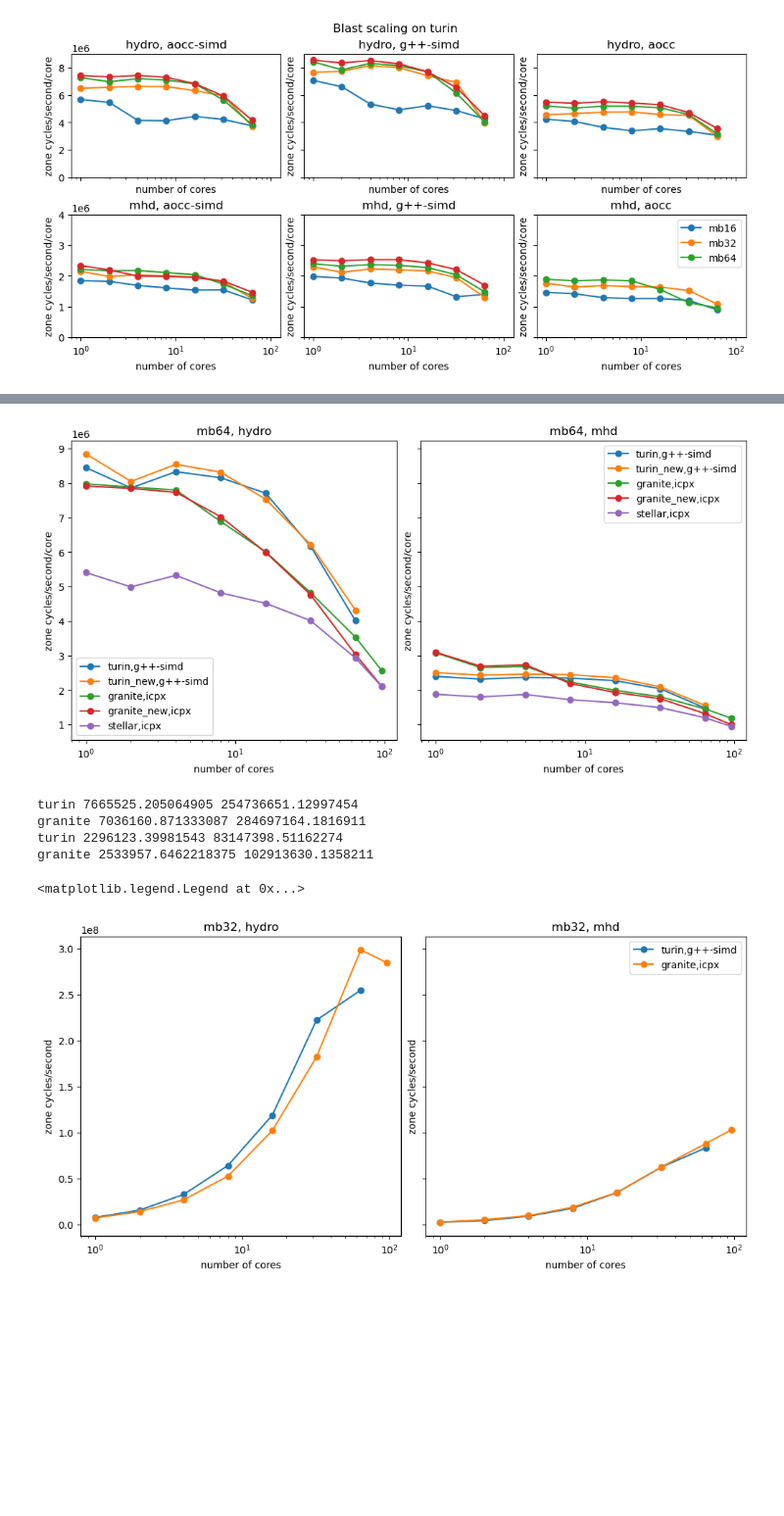
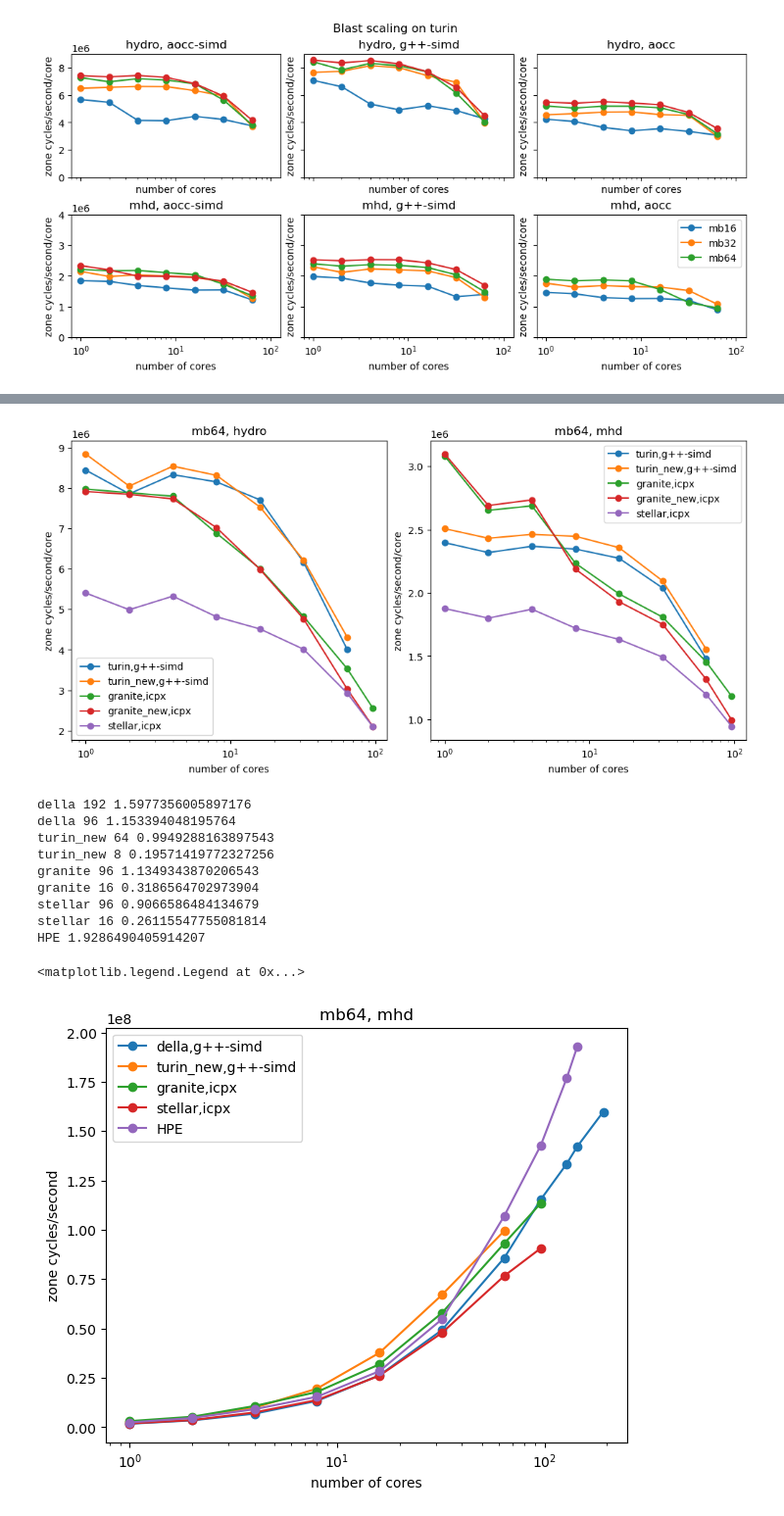
Before and after one commit to changgoo/tigris_scripts, a Jupyter notebook: benchmark/scaling.ipynb, the cells around one changed output, grey strips where cells are left out. Shown at 98% size. Saved outputs shown, nothing was run; the diff lists cells and outputs as text; code cells hidden in the pictures; blank space fills up the shorter version.

```diff
--- a/benchmark/scaling.ipynb
+++ b/benchmark/scaling.ipynb
@@ -4,7 +4,7 @@ import matplotlib.pyplot as plt
 import os
 # %%
 def get_zcs(mb="mb32",physics="hydro",CC="icpx",machine="granite"):
-    n = np.array([1, 2, 4, 8, 16, 32, 64, 96])
+    n = np.array([1, 2, 4, 8, 16, 32, 64, 96, 128, 144, 192])
     scratch_dir = f"/scratch/gpfs/changgoo/{machine}/blast-scaling-{CC}"
     zcs = []
     ntask = []
@@ -124,8 +124,7 @@ plt.savefig(f"blast-scaling-{machine}.png")
 # %% [output]
 [figure]
 # %%
-fig,axes = plt.subplots(1,2,figsize=(10,5),
-                        sharey="row", sharex=True, constrained_layout=True)
+fig,axes = plt.subplots(1,2,figsize=(10,5), sharex=True, constrained_layout=True)
 
 mb="mb64"
 for ax, physics in zip(axes,  ["hydro", "mhd"]):
@@ -174,6 +196,6 @@ plt.legend()
 # %%
 fig,axes = plt.subplots(1,2,figsize=(10,5),
-                        sharey="row", sharex=True, constrained_layout=True)
+                        sharex=True, constrained_layout=True)
 
 mb="mb64"
 for ax, physics in zip(axes,  ["hydro", "mhd"]):
@@ -193,33 +215,45 @@ for ax, physics in zip(axes,  ["hydro", "mhd"]):
     plt.legend()
 # plt.savefig(f"blast-scaling-{machine}.png")
 # %% [output]
-[figure, old version]
+[figure, new version]
 # %%
-fig,axes = plt.subplots(1,2,figsize=(10,5),
-                        sharey="row", sharex=True, constrained_layout=True)
+fig,axes = plt.subplots(1,1,figsize=(6,5),
+                        sharex=True, constrained_layout=True)
 
-mb="mb32"
-for ax, physics in zip(axes,  ["hydro", "mhd"]):
+mb="mb64"
+for ax, physics in zip([axes],  [ "mhd"]):
     plt.sca(ax)
     plt.title(f"{mb}, {physics}")
-    # for machine, CC in zip(["turin", "granite", "stellar"],["g++-simd", "icpx", "icpx"]):
-    for machine, CC in zip(["turin", "turin_new", "granite", "granite_new", "stellar"],
-                           ["g++-simd", "g++-simd", "icpx", "icpx", "icpx"]):
+    for machine, CC in zip(["della", "turin_new", "granite", "stellar"],
+                           ["g++-simd", "g++-simd", "icpx", "icpx"]):
+    # for machine, CC in zip(["turin", "turin_new", "granite", "granite_new", "stellar"],
+    #                        ["g++-simd", "g++-simd", "icpx", "icpx", "icpx"]):
         n, zcs = get_zcs(mb=mb,CC=CC,physics=physics,machine=machine)
         if len(zcs) == 0:
             continue
         plt.plot(n, zcs, 'o-', label=f"{machine},{CC}")
-        print(machine,zcs[0],zcs[-1])
+        print(machine,n[-1],zcs[-1]/1.e8)
+        print(machine,n[-4],zcs[-4]/1.e8)
     plt.xscale("log")
-
+    n = np.array([  1,   2,   4,   8,  16,  32,  64,  96, 128, 144] )
+    zcs=np.array([2409634.78880812, 2323223.58616445, 2280515.28036756, 1929663.25041345,
+         1774378.01770466, 1707247.30858985, 1672454.41221308, 1487484.55809292,
+         1381406.28323171, 1339339.61152182])
+    plt.plot(n,zcs*n,"o-",label="HPE")
+    print("HPE",zcs[-1]*n[-1]/1.e8)
     plt.ylabel("zone cycles/second")
     plt.xlabel("number of cores")
 plt.legend()
 # plt.savefig(f"blast-scaling-{machine}.png")
 # %% [output]
-turin 7665525.205064905 254736651.12997454
-granite 7036160.871333087 284697164.1816911
-turin 2296123.39981543 83147398.51162274
-granite 2533957.6462218375 102913630.1358211
+della 192 1.5977356005897176
+della 96 1.153394048195764
+turin_new 64 0.9949288163897543
+turin_new 8 0.19571419772327256
+granite 96 1.1349343870206543
+granite 16 0.3186564702973904
+stellar 96 0.9066586484134679
+stellar 16 0.26115547755081814
+HPE 1.9286490405914207
 <matplotlib.legend.Legend at 0x...>
-[figure, old version]
+[figure, new version]
```
Also changed, not shown: parts of 5 cells of this notebook.
